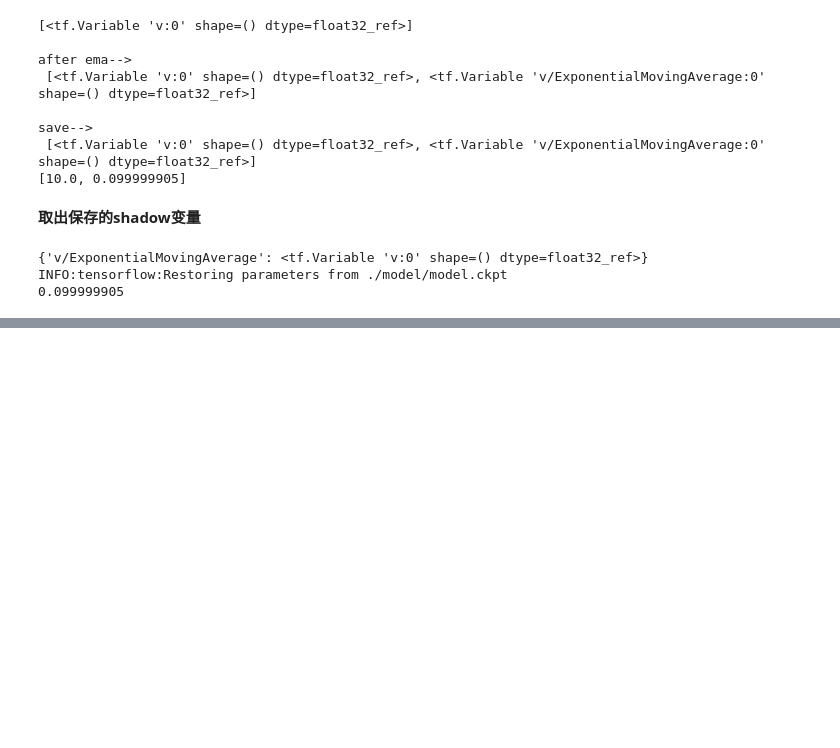
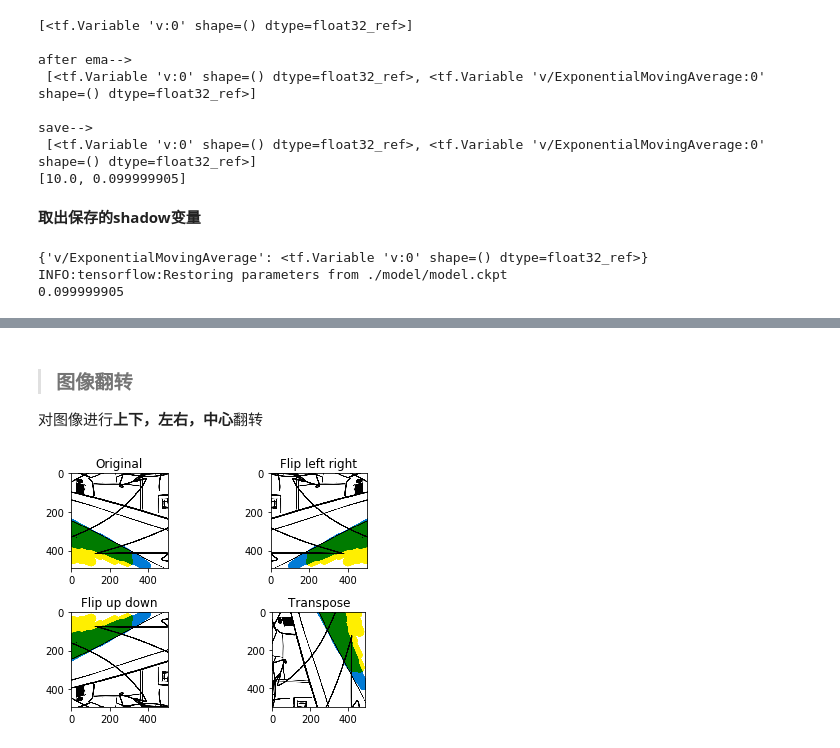
Before and after one commit to zhnin/mytensorflow, a Jupyter notebook: books/tensorflow_for_google_deep_learning/index.ipynb, the cells around one changed output, grey strips where cells are left out. Cells and saved outputs as stored; diff of their text form; code cells hidden in the pictures; blank space fills up the shorter version.

```diff
--- a/books/tensorflow_for_google_deep_learning/index.ipynb
+++ b/books/tensorflow_for_google_deep_learning/index.ipynb
@@ -830,0 +1001,42 @@ INFO:tensorflow:Restoring parameters from ./model/model.ckpt
+# %% [markdown]
+> ### 图像翻转
+
+对图像进行**上下，左右，中心**翻转
+# %%
+import matplotlib.pyplot as mp
+import tensorflow as tf
+
+# 读数据
+image_raw_data = tf.gfile.FastGFile('./data/picture.png', 'rb').read()
+# print(image_raw_data.shape)
+with tf.Session() as sess:
+    # 解析数据
+    img_data = tf.image.decode_png(image_raw_data)
+
+    # 转成tf的float32格式
+    img_data = tf.image.convert_image_dtype(img_data, dtype=tf.float32)
+
+    mp.subplot(221)
+    mp.title('Original')
+    mp.imshow(img_data.eval())
+
+    mp.subplot(222)
+    mp.title('Flip left right')
+    img_data_lr = tf.image.flip_left_right(img_data)
+    mp.imshow(img_data_lr.eval())
+
+    mp.subplot(223)
+    mp.title('Flip up down')
+    img_data_ud = tf.image.flip_up_down(img_data)
+    mp.imshow(img_data_ud.eval())
+
+    mp.subplot(224)
+    mp.title('Transpose')
+    img_data_tr = tf.image.transpose_image(img_data)
+    mp.imshow(img_data_tr.eval())
+#     print(img_data_tr.eval())
+
+    mp.tight_layout()
+    mp.show()
+# %% [output]
+[figure, added]
```
Also changed, not shown: parts of 40 cells of this notebook, 1 other file.
